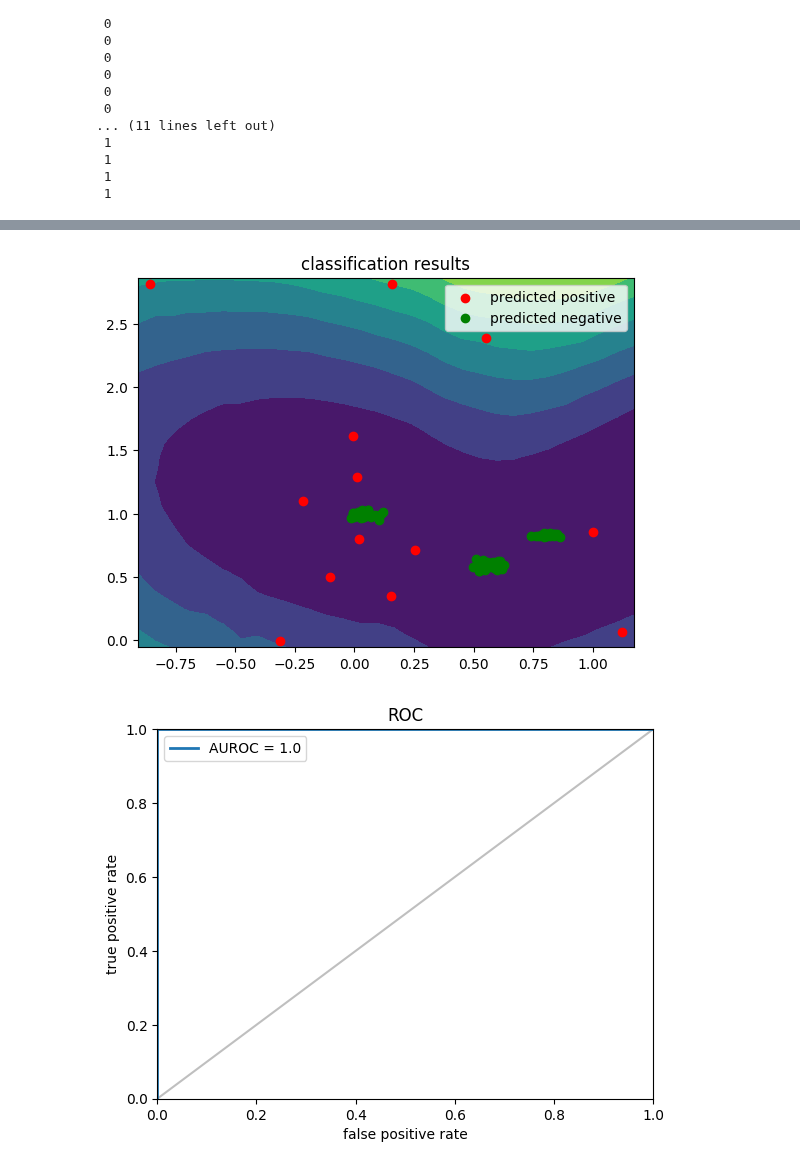
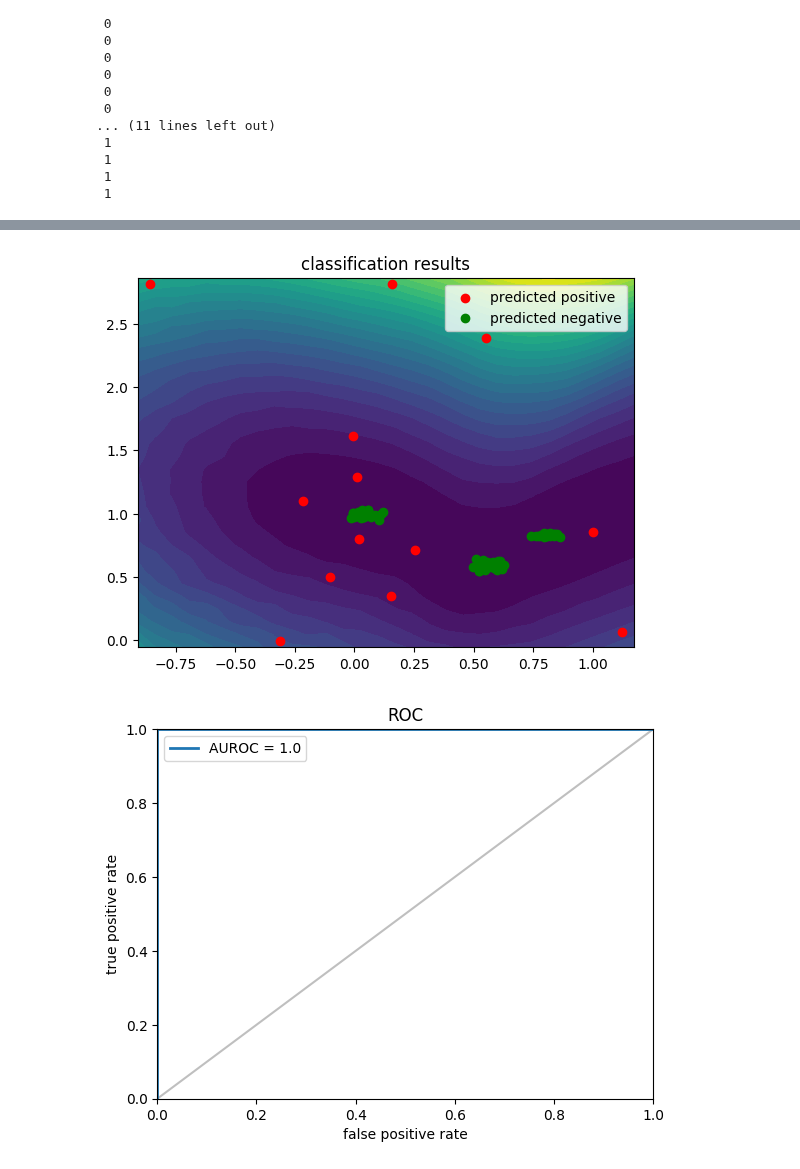
Before and after one commit to smidl/AnomalyDetection.jl, a Jupyter notebook: examples/ensembles.ipynb, the cells around one changed output, grey strips where cells are left out. Cells and saved outputs as stored; diff of their text form; code cells hidden in the pictures.

```diff
--- a/examples/ensembles.ipynb
+++ b/examples/ensembles.ipynb
@@ -103,18 +105,18 @@ end
 # %%
 # plot it all
 f = figure()
-contourf(x, y, zz)
+contourf(x, y, zz,30)
 scatter(X[1, tryhat.==1], X[2, tryhat.==1], c = "r",
     label = "predicted positive")
 scatter(X[1, tryhat.==0], X[2, tryhat.==0], c = "g",
     label = "predicted negative")
 title("classification results")
 xlim(xl)
 ylim(yl)
 legend()
 show()
 # %% [output]
-[figure, old version]
+[figure, new version]
 # %%
 # plot ROC curve and compute AUROC score
 ascore = AnomalyDetection.anomalyscore(model, X);
```
Also changed, not shown: parts of 3 cells of this notebook, 1 other file.
